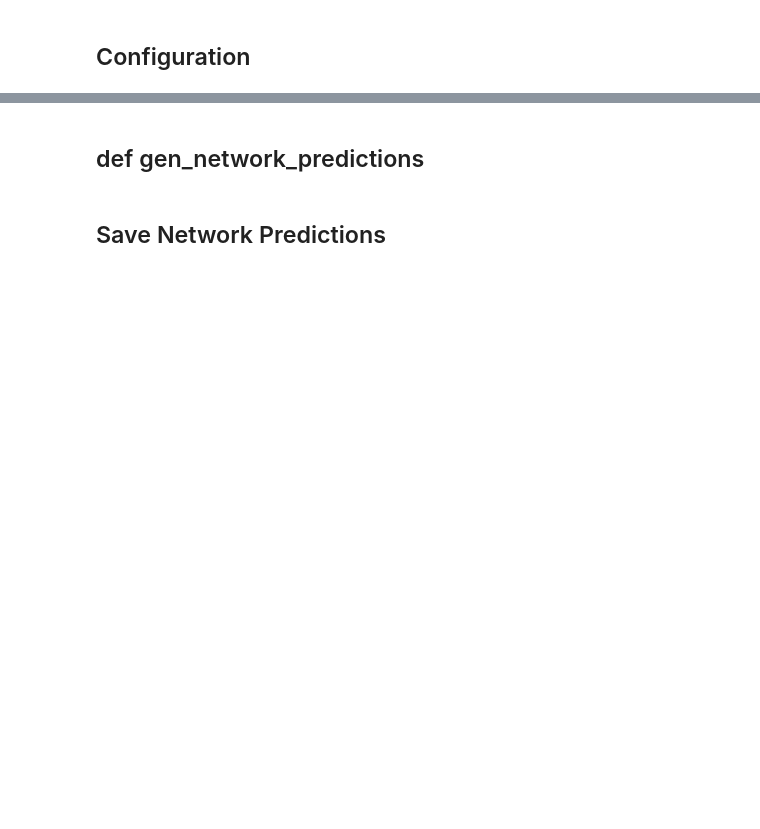
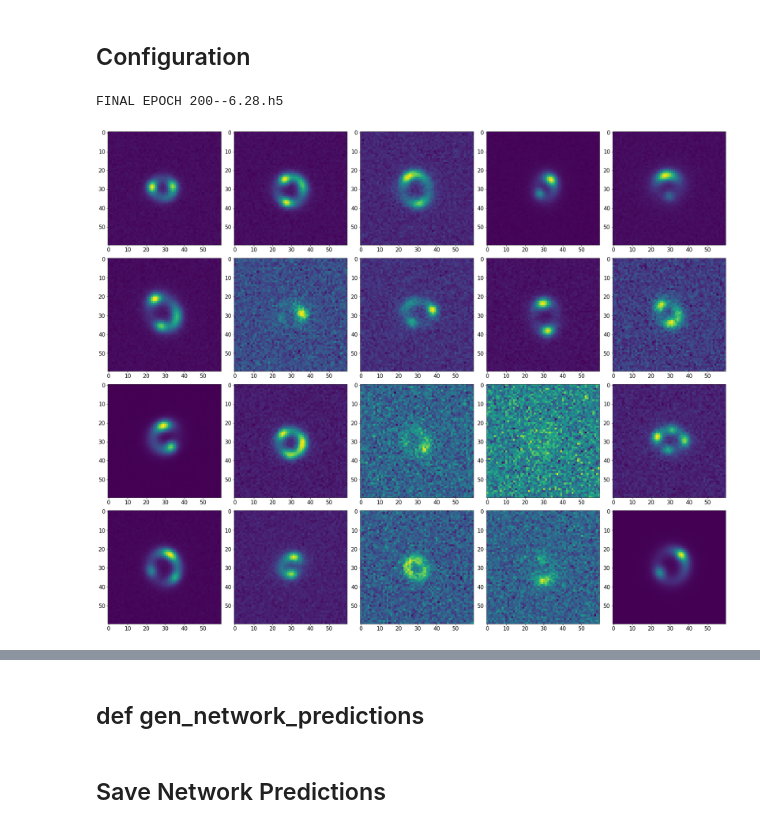
Before and after one commit to P-1884/paltas, a Jupyter notebook: Minimal Reproducible Notebook.ipynb, the cells around one changed output, grey strips where cells are left out. Cells and saved outputs as stored; diff of their text form; code cells hidden in the pictures; blank space fills up the shorter version.

```diff
--- a/Minimal Reproducible Notebook.ipynb
+++ b/Minimal Reproducible Notebook.ipynb
@@ -64,40 +93,37 @@ Epoch 2/2
 # %% [markdown]
 ## Configuration
 # %%
-model_weights = paltas_directory+'/Example_C/model_weights/02-14.33.h5'
+tf.random.set_seed(random_seed)
 
-EPOCH = n_epochs#200
-img_size = (128,128,1)
-#random_seed = 2
-#batch_size = 5
-#flip_pairs = None
-NORM_IMAGES = norm_images#False
-LOG_NORM_IMAGES = False
-#learning_params = ['main_deflector_parameters_theta_E',
-#                    'main_deflector_parameters_gamma1','main_deflector_parameters_gamma2',
-#                    'main_deflector_parameters_gamma','main_deflector_parameters_e1',
-#                    'main_deflector_parameters_center_y',
-#                    'main_deflector_parameters_e2','main_deflector_parameters_center_x',
-#                    'subhalo_parameters_sigma_sub']
+model_weights = return_final_epoch_weights(training_directory)
+
+EPOCH = n_epochs
+
 learning_params_print = learning_params
 log_learning_params = []
 num_params = len(learning_params+log_learning_params)
-loss_type = loss_function#'full'
-#model_type = 'xresnet34'
-
-tf.random.set_seed(random_seed)
+loss_type = loss_function
 
 if loss_type == 'full':
     num_outputs = num_params + int(num_params*(num_params+1)/2)
     loss_func = loss_functions.FullCovarianceLoss(num_params)
-
 elif loss_type == 'diag':
     num_outputs = 2*num_params
     loss_func = loss_functions.DiagonalCovarianceLoss(num_params)
 
 if model_type == 'xresnet101':
     model = conv_models.build_xresnet101(img_size,num_outputs)
-if model_type == 'xresnet34':
+elif model_type == 'xresnet34':
     model = conv_models.build_xresnet34(img_size,num_outputs)
+
 model.load_weights(model_weights)
 #model.load_weights(model_weights,by_name=True,skip_mismatch=True)
+# %% [output]
+FINAL EPOCH 200--6.28.h5
+# %%
+#!python3 ./paltas/generate.py ./paltas/Configs/Examples/config_simple.py '/mnt/extraspace/hollowayp/paltas_data/Example_F/training/1' --save_png_too --n 4 --tf_record --h5
+
+training_set = load_training_images(training_directory+'/training/' ,1,1)
+plot_image_collage(image_data=training_set,N_images=20,N_columns=5,logscale=False)
+# %% [output]
+[figure, added]
```
Also changed, not shown: parts of 24 cells of this notebook, 2 other files.
